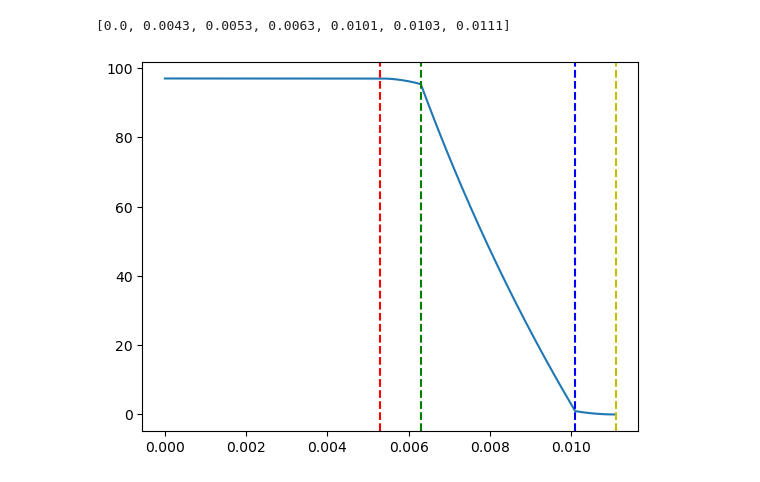
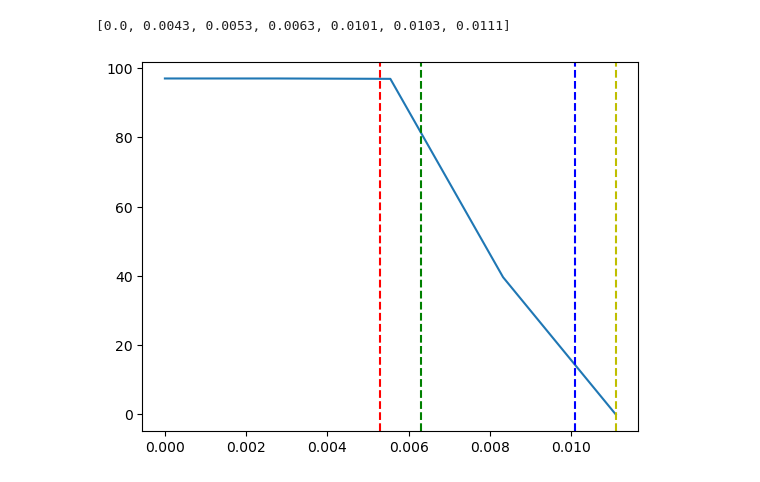
Before and after one commit to Xiaosen9807/Advanced-Finite-Element-Methods, a Jupyter notebook: FEM_1D_TUe_nutils/main_1d.ipynb, the cells around one changed output. Saved outputs shown, nothing was run; the diff lists cells and outputs as text; code cells hidden in the pictures.

```diff
--- a/FEM_1D_TUe_nutils/main_1d.ipynb
+++ b/FEM_1D_TUe_nutils/main_1d.ipynb
@@ -333,33 +333,33 @@ class exact_fn():
 
         for i in range(len(x)):
             x_ = x[i]
             # print(x_)
             region = find_region(x_)
             Param = consts["Params"][region]
             A0 = Param["A"]
             B0 = Param["B"]
             mu = Param["mu"]
             Jz = Param["Jz"]
             muJz = mu * self.mu0 * Jz
             if x_ == 0:
                 func1 = A0 - 1/4 * muJz * x_**2
             else:
                 func1 = A0 + B0*np.log(x_) - 1/4 * muJz * x_**2
             result[i] = func1
         return result * 1e6
 
 exact_func = exact_fn()
-x_data = np.linspace(0, consts["r4"], 5000)
+x_data = np.linspace(0, consts["r4"], 5)
 y_data = exact_func(x_data)
 plt.plot(x_data, y_data)
 # 画出竖线
 plt.axvline(x=r1, color='r', linestyle='--', label='r1')  # 红色虚线
 plt.axvline(x=r2, color='g', linestyle='--', label='r2')  # 绿色虚线
 plt.axvline(x=r3, color='b', linestyle='--', label='r3')  # 蓝色虚线
 plt.axvline(x=r4, color='y', linestyle='--', label='r4')  # 黄色虚线
 
 y_data[0]
 
-np.savez("/Users/xusenqin/Desktop/Advanced-Finite-Element-Methods/FEM_1D_TUe/datasets/Poission.npz", r=x_data, solution=y_data)
+np.savez("/Users/xusenqin/Desktop/Advanced-Finite-Element-Methods/FEM_1D_TUe_nutils/datasets/Poission.npz", r=x_data, solution=y_data)
 # %% [output]
-[figure, old version]
+[figure, new version]
```
Also changed, not shown: parts of 1 cell of this notebook, 18 other files.
